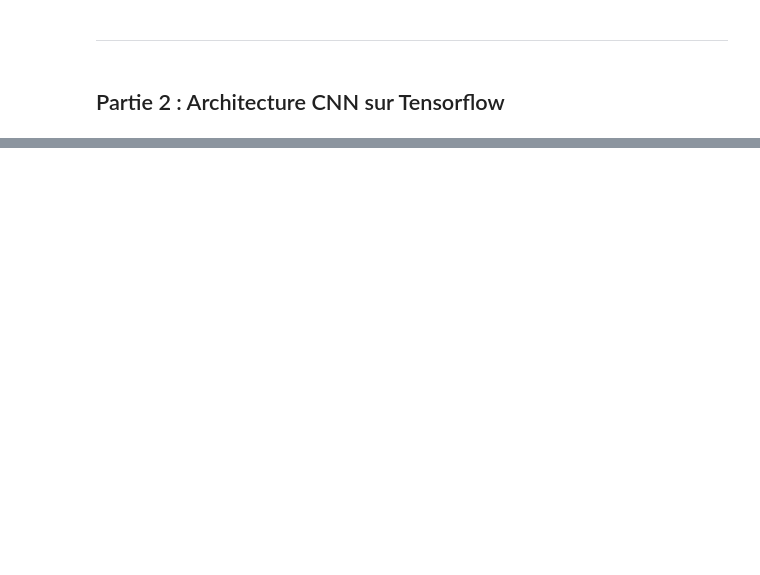
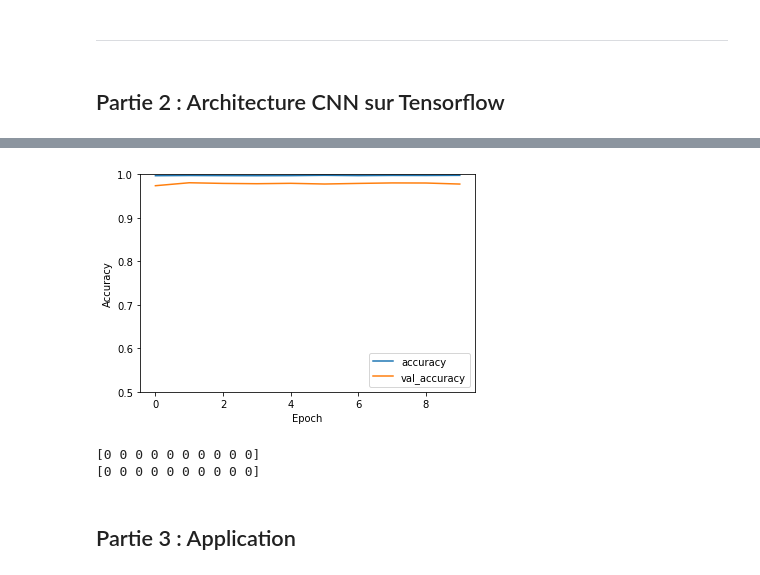
Before and after one commit to BertrandBorel/Projet_12_Classification_manuscrite, a Jupyter notebook: Classification_chiffres_manuscrits.ipynb, the cells around one changed output, grey strips where cells are left out. Cells and saved outputs as stored; diff of their text form; code cells hidden in the pictures; blank space fills up the shorter version.

```diff
--- a/Classification_chiffres_manuscrits.ipynb
+++ b/Classification_chiffres_manuscrits.ipynb
@@ -258,4 +201,0 @@ X_test = tf.expand_dims(liste_gris_train, axis=-1)
-# %%
-y_test = tf.expand_dims(liste_gris_train, axis=-1)
-# %%
-y_train = tf.expand_dims(liste_gris_train, axis=-1)
@@ -266,9 +202,20 @@ TensorShape([60000, 1, 28, 28])
+# %%
+from tensorflow import keras
+
+# Configuration des couches du réseau
+model = keras.Sequential([
+    keras.layers.Flatten(input_shape=(28, 28)),
+    keras.layers.Dense(128, activation='relu'),
+    keras.layers.Dense(128, activation='relu'),
+    keras.layers.Dense(10)
+])
 # %%
+# Compilation du modele
 model.compile(optimizer='adam',
-              loss=tf.keras.losses.SparseCategoricalCrossentropy(from_logits=True),
+              loss= keras.losses.SparseCategoricalCrossentropy(from_logits=True),
               metrics=['accuracy'])
 
-history = model.fit(liste_gris_train, labels_train, epochs=10,
-                    validation_data=(liste_gris_test, labels_test))
+# Entrainement du modele
+history = model.fit(X_train, y_train, epochs=10,validation_data=(X_test, y_test))
 # %% [output]
 Epoch 1/10
@@ -279,0 +248,10 @@ ValueError: in user code:
+# %%
+plt.plot(history.history['accuracy'], label='accuracy')
+plt.plot(history.history['val_accuracy'], label = 'val_accuracy')
+plt.xlabel('Epoch')
+plt.ylabel('Accuracy')
+plt.ylim([0.5, 1])
+plt.legend(loc='lower right')
+
+test_loss, test_acc = model.evaluate(X_test,  y_test)#, verbose=2)
+# %% [output]
@@ -279,0 +259,14 @@ ValueError: in user code:
+[figure, added]
+# %%
+# modele prédictif (softmax)
+prediction_model = keras.Sequential([model, keras.layers.Softmax()])
+predict_proba = prediction_model.predict(X_test)
+predictions = np.argmax(predict_proba, axis=1)
+
+print(predictions[:10])
+print(y_test[:10])
+# %% [output]
+[0 0 0 0 0 0 0 0 0 0]
+[0 0 0 0 0 0 0 0 0 0]
+# %% [markdown]
+## Partie 3 : Application
```
Also changed, not shown: parts of 31 cells of this notebook.
